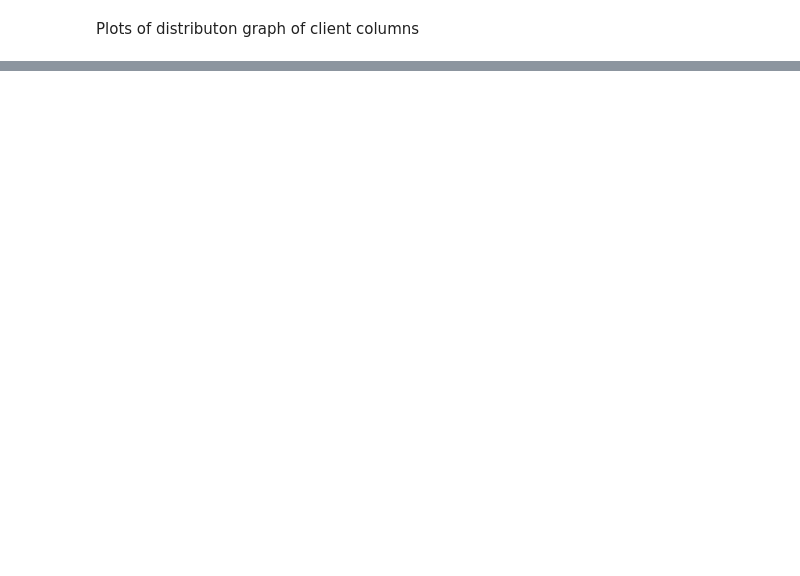
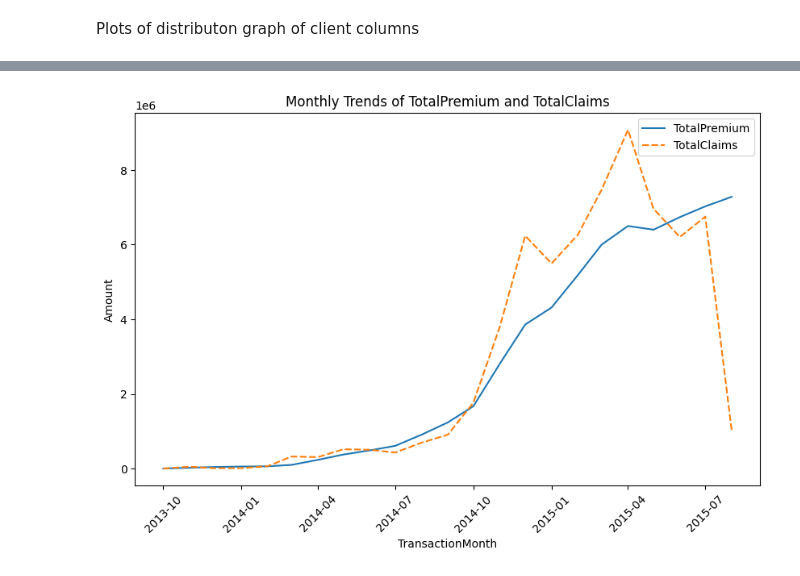
Before and after one commit to Amanzlastt/kifyaw3, a Jupyter notebook: notebooks/Eda.ipynb, the cells around one changed output, grey strips where cells are left out. Saved outputs shown, nothing was run; the diff lists cells and outputs as text; code cells hidden in the pictures; blank space fills up the shorter version.

```diff
--- a/notebooks/Eda.ipynb
+++ b/notebooks/Eda.ipynb
@@ -213,0 +245,17 @@ bar_plot(df_payment)
+# %%
+# Convert TransactionMonth to datetime if not already
+df['TransactionMonth'] = pd.to_datetime(df['TransactionMonth'])
+
+# Aggregate data by TransactionMonth
+monthly_data = df.groupby('TransactionMonth')[['TotalPremium', 'TotalClaims']].sum()
+
+# Line plot for TotalPremium and TotalClaims
+plt.figure(figsize=(10, 6))
+sns.lineplot(data=monthly_data)
+plt.title("Monthly Trends of TotalPremium and TotalClaims")
+plt.xlabel("TransactionMonth")
+plt.ylabel("Amount")
+plt.xticks(rotation=45)
+plt.show()
+# %% [output]
+[figure, added]
```
Also changed, not shown: parts of 11 cells of this notebook.
